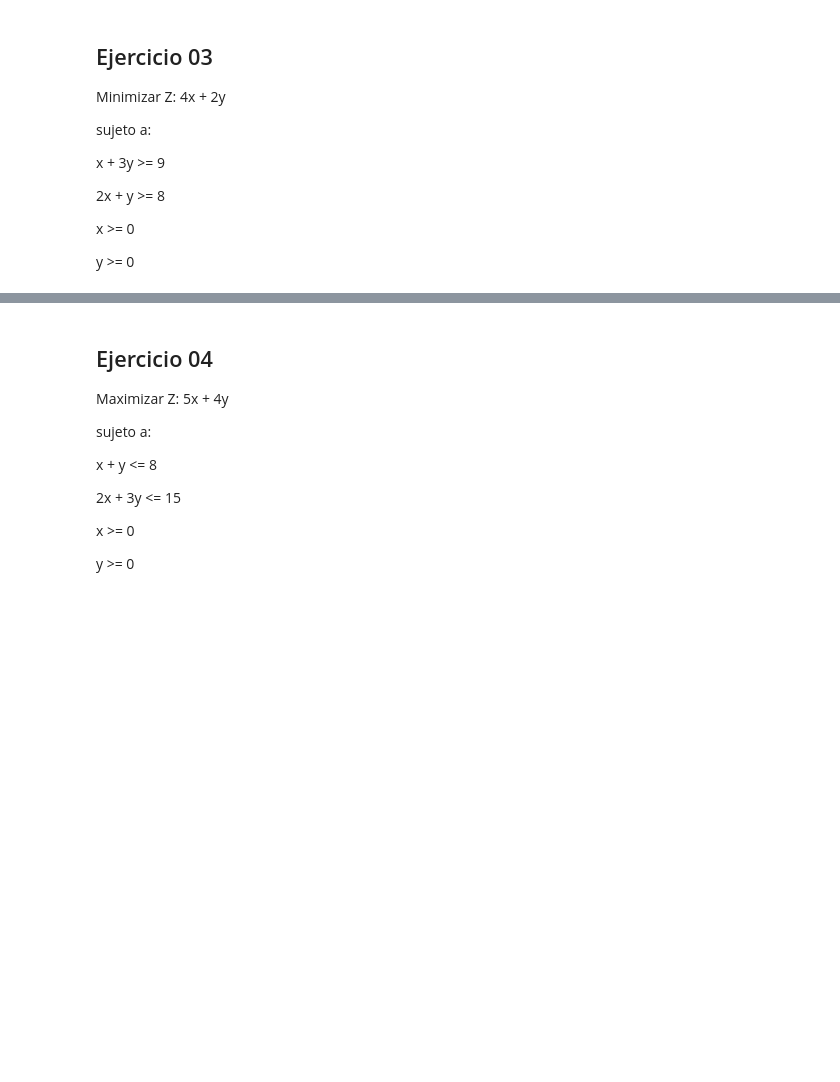
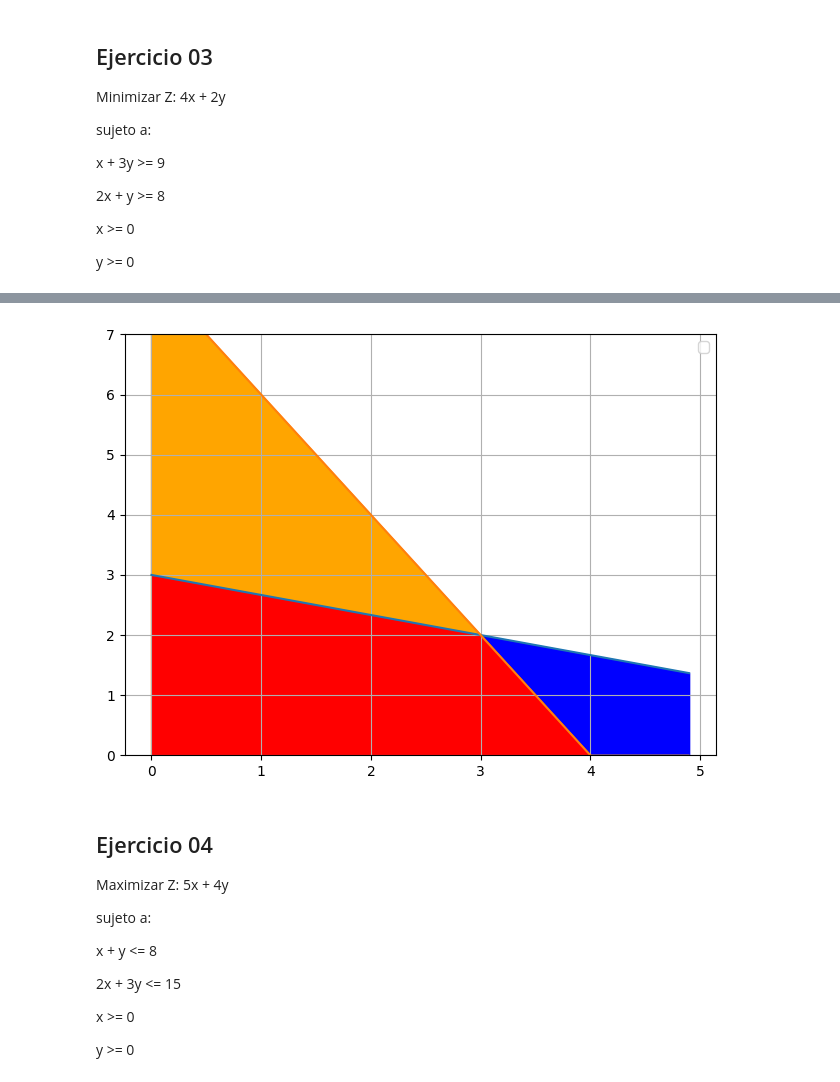
Before and after one commit to santiagoramosg/Fundamentos-de-optimizacion-lineal, a Jupyter notebook: Taller_00_solución_gráfica_de_problemas_de_optimización_lineal.ipynb, the cells around one changed output, grey strips where cells are left out. Cells and saved outputs as stored; diff of their text form; code cells hidden in the pictures; blank space fills up the shorter version.

```diff
--- a/Taller_00_solución_gráfica_de_problemas_de_optimización_lineal.ipynb
+++ b/Taller_00_solución_gráfica_de_problemas_de_optimización_lineal.ipynb
@@ -476,8 +476,8 @@ import matplotlib.pyplot as plt
 def min_entre_expresiones(dominio):
   minimos = []
   for x in dominio:
-    y1 =
-    y2 = (8-2*x)/2
+    y1 = (9-x)/3
+    y2 = (8-2*x)
     minimos.append(min(y1, y2))
   return minimos
 
@@ -488,8 +488,8 @@ plt.ylim(0, 7)
 min_valor = min_entre_expresiones(x)
 
 #funciones y sus graficas
-y1=6-3*x
-y2=(8-2*x)/2
+y1 = (9-x)/3
+y2 = (8-2*x)
 
 plt.plot(x,y1)
 plt.plot(x,y2)
@@ -504,3 +504,4 @@ plt.tight_layout()
 plt.legend()
 plt.grid(True)
 plt.show()
+# %% [output]
@@ -507,3 +509,4 @@ plt.show()
+[figure, added]
 # %% [markdown]
 ## Ejercicio 04
 
```
Also changed, not shown: parts of 14 cells of this notebook.
